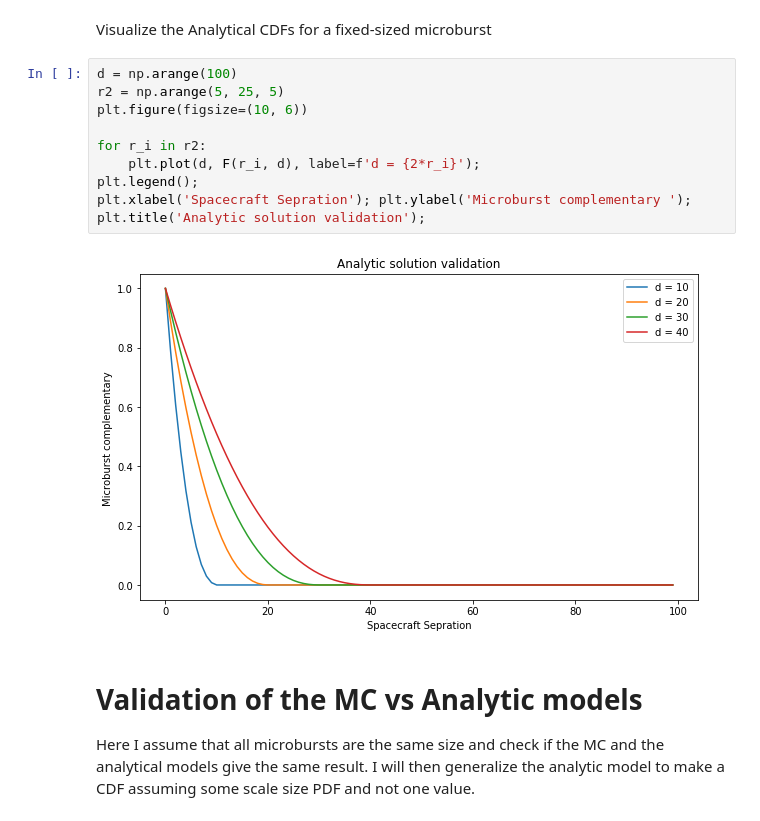
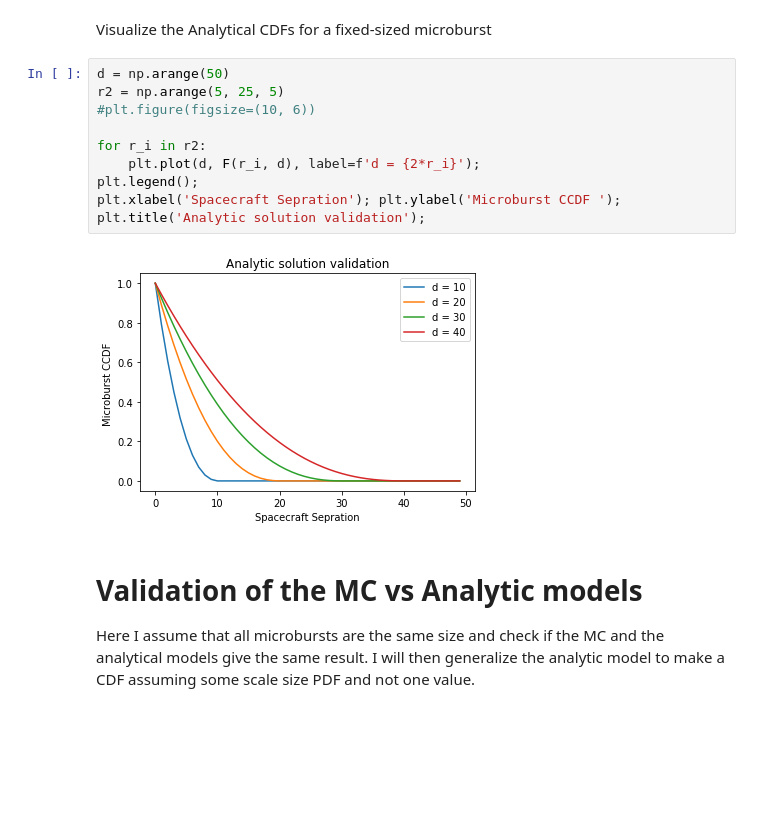
Before and after one commit to mshumko/ac6_microburst_scale_sizes, a Jupyter notebook: models/microburst_scale_size_model.ipynb, the cells around one changed output. Drawn from its saved outputs; the diff is of its cells as text; blank space fills up the shorter version.

```diff
--- a/models/microburst_scale_size_model.ipynb
+++ b/models/microburst_scale_size_model.ipynb
@@ -222,17 +227,17 @@ F = lambda r, d: np.array([np.nansum(A(r, d[i:]))/np.nansum(A(r, d)) for i in ra
 # %% [markdown]
 Visualize the Analytical CDFs for a fixed-sized microburst
 # %%
-d = np.arange(100)
+d = np.arange(50)
 r2 = np.arange(5, 25, 5)
-plt.figure(figsize=(10, 6))
+#plt.figure(figsize=(10, 6))
 
 for r_i in r2:
     plt.plot(d, F(r_i, d), label=f'd = {2*r_i}');
 plt.legend();
-plt.xlabel('Spacecraft Sepration'); plt.ylabel('Microburst complementary ');
+plt.xlabel('Spacecraft Sepration'); plt.ylabel('Microburst CCDF ');
 plt.title('Analytic solution validation');
 # %% [output]
-[figure, old version]
+[figure, new version]
 # %% [markdown]
 # Validation of the MC vs Analytic models
 Here I assume that all microbursts are the same size and check if the MC and the analytical models give the same result. I will then generalize the analytic model to make a CDF assuming some scale size PDF and not one value.
```
Also changed, not shown: parts of 11 cells of this notebook.
